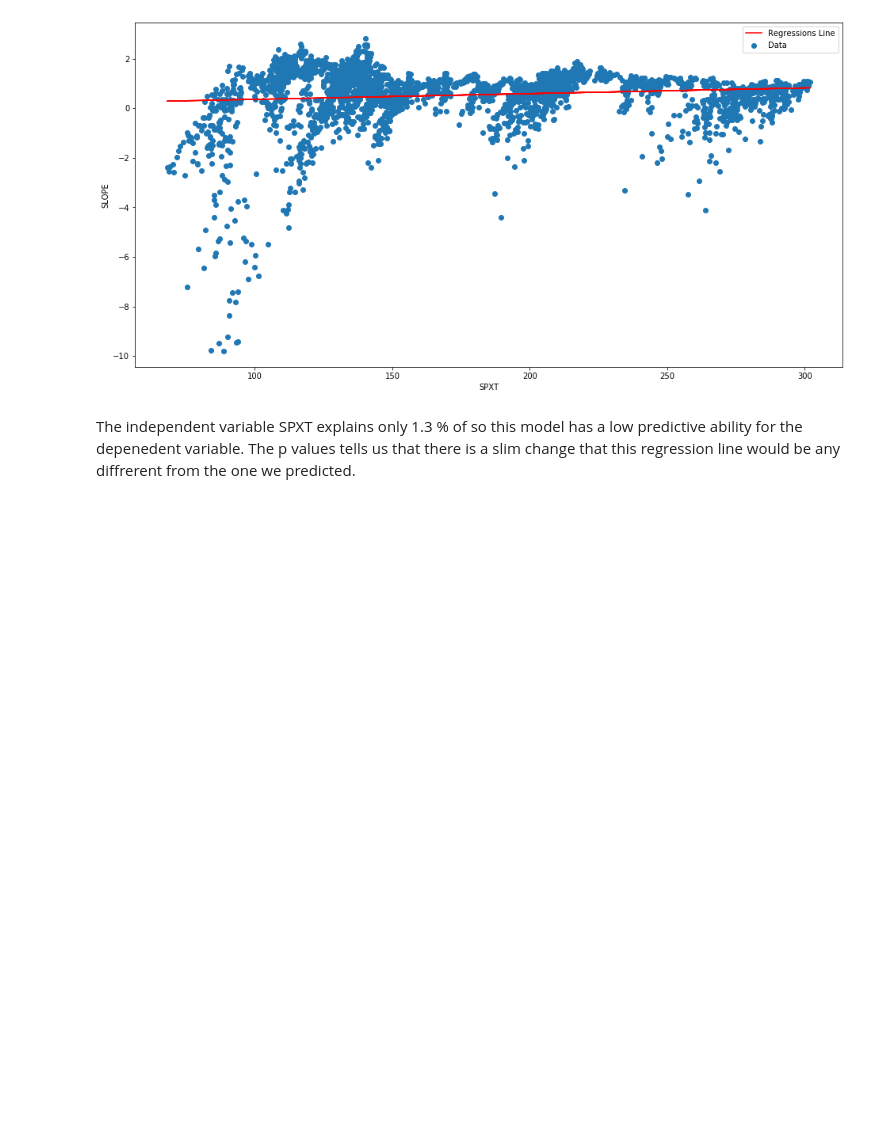
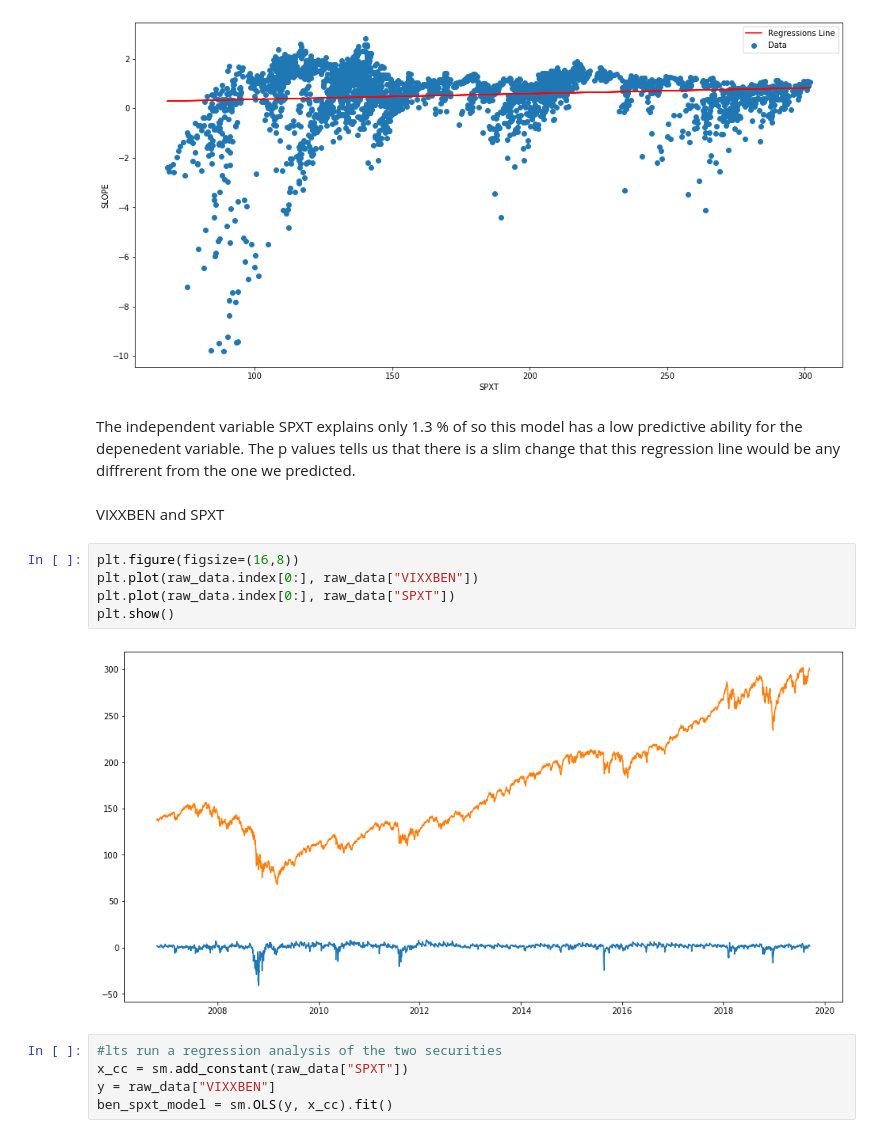
Before and after one commit to Berkat0789/Data_Analysis, a Jupyter notebook: Vix Analysis.ipynb, the cells around one changed output. Drawn from its saved outputs; the diff is of its cells as text; blank space fills up the shorter version.

```diff
--- a/Vix Analysis.ipynb
+++ b/Vix Analysis.ipynb
@@ -168,3 +180,17 @@ plt.show()
 [figure]
 # %% [markdown]
  The independent variable SPXT explains only 1.3 % of so this model has a low predictive ability for the depenedent variable. The p values tells us that there is a slim change that this regression line would be any diffrerent from the one we predicted.
+# %% [markdown]
+VIXXBEN and SPXT
+# %%
+plt.figure(figsize=(16,8))
+plt.plot(raw_data.index[0:], raw_data["VIXXBEN"])
+plt.plot(raw_data.index[0:], raw_data["SPXT"])
+plt.show()
+# %% [output]
+[figure, added]
+# %%
+#lts run a regression analysis of the two securities
+x_cc = sm.add_constant(raw_data["SPXT"])
+y = raw_data["VIXXBEN"]
+ben_spxt_model = sm.OLS(y, x_cc).fit()
```
Also changed, not shown: parts of 15 cells of this notebook.
